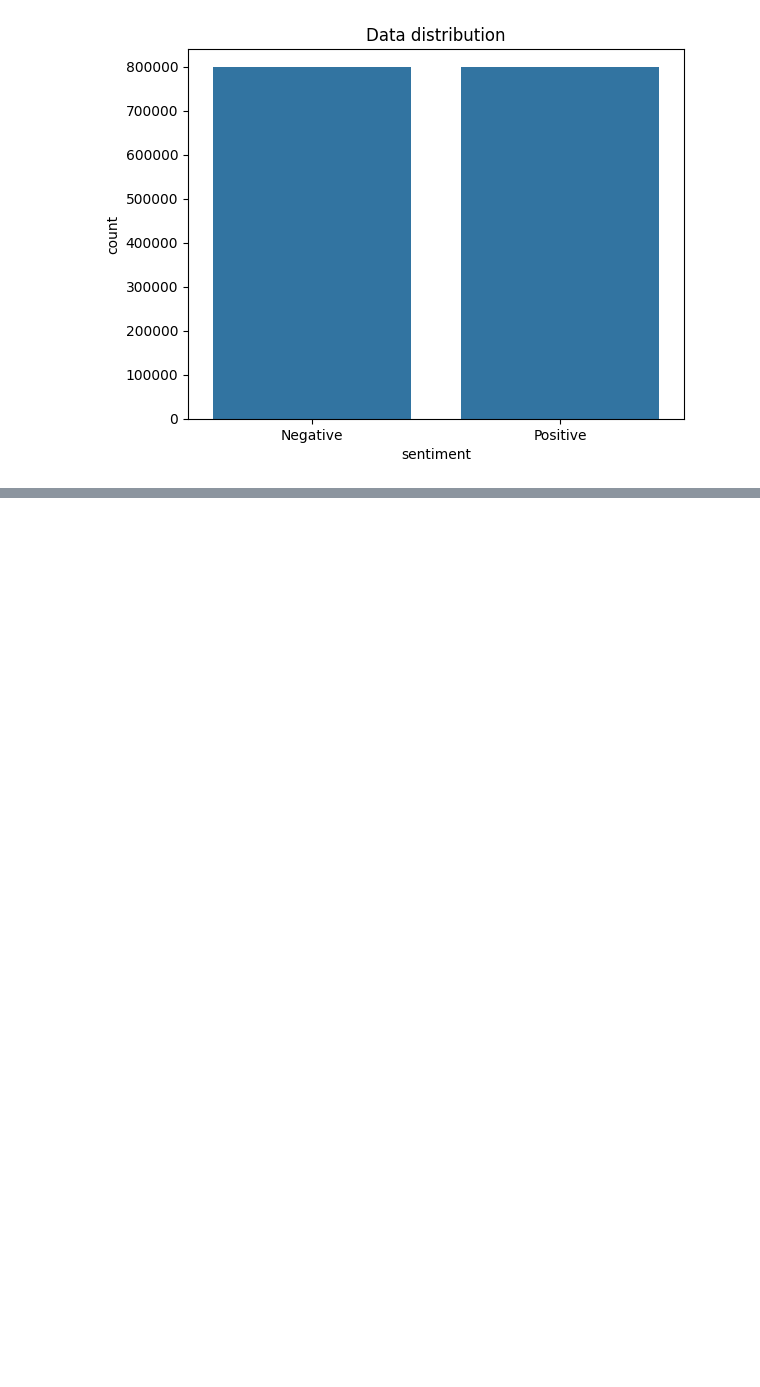
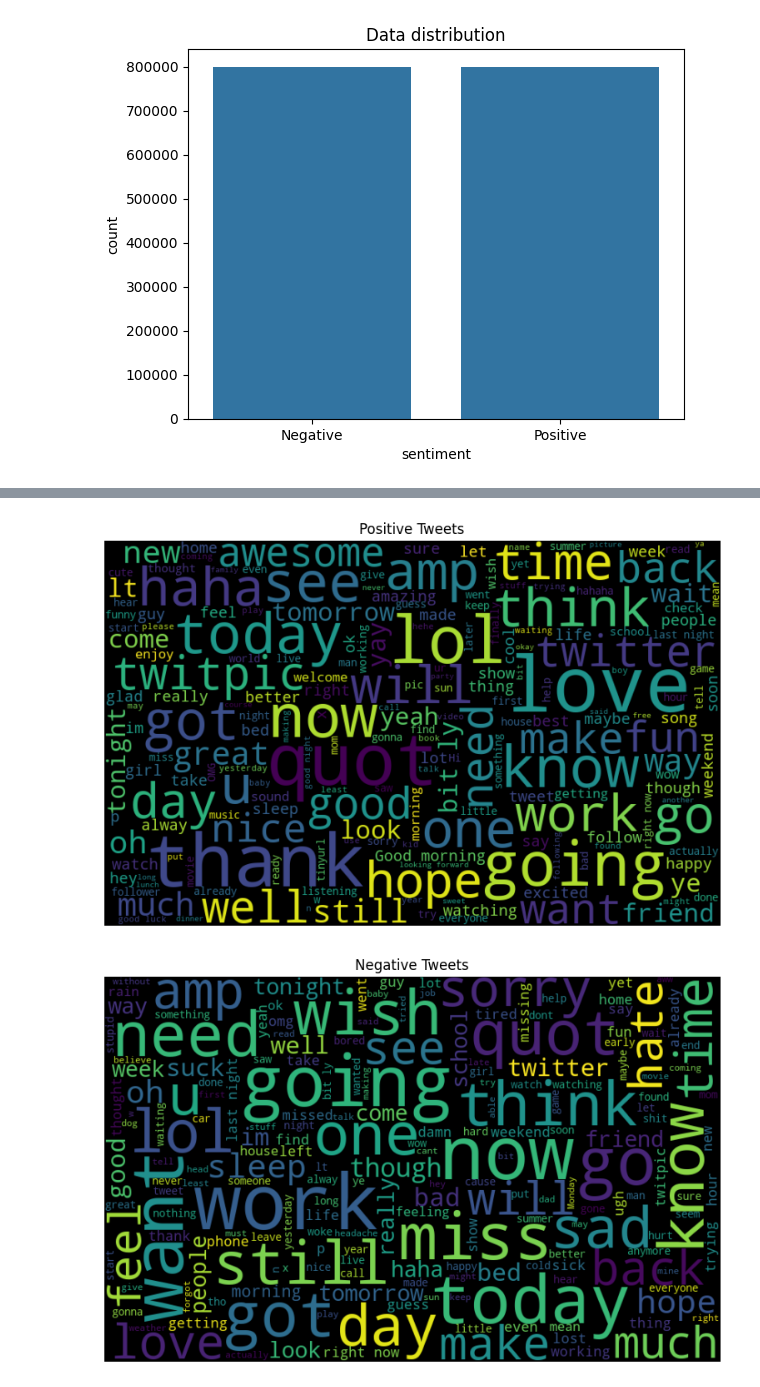
Before and after one commit to julsCadenas/DS-ML-Projects, a Jupyter notebook: TwtSentimentAnalysis/notebooks/eda_twt.ipynb, the cells around one changed output, grey strips where cells are left out. Saved outputs shown, nothing was run; the diff lists cells and outputs as text; code cells hidden in the pictures; blank space fills up the shorter version.

```diff
--- a/TwtSentimentAnalysis/notebooks/eda_twt.ipynb
+++ b/TwtSentimentAnalysis/notebooks/eda_twt.ipynb
@@ -119,0 +115,15 @@ plt.show()
+# %%
+def show_wordcloud(data, title):
+    text = ' '.join(data)
+    wordcloud = WordCloud(width=800, height=500, max_font_size=100).generate(text)
+    plt.figure(figsize=(10, 6))
+    plt.imshow(wordcloud, interpolation='bilinear')
+    plt.axis("off")
+    plt.title(title)
+    plt.show()
+
+show_wordcloud(twt_df[twt_df['sentiment'] == 1]['text'], "Positive Tweets")
+show_wordcloud(twt_df[twt_df['sentiment'] == 0]['text'], "Negative Tweets")
+# %% [output]
+[figure, added]
+[figure, added]
```
Also changed, not shown: parts of 13 cells of this notebook.
